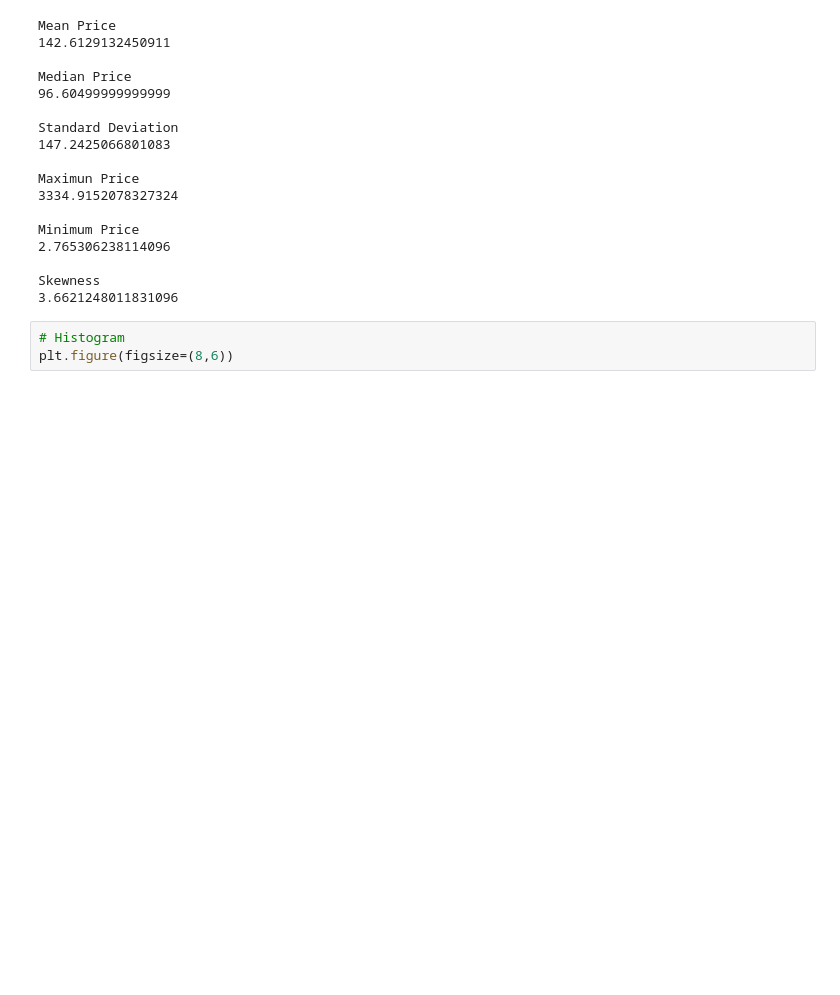
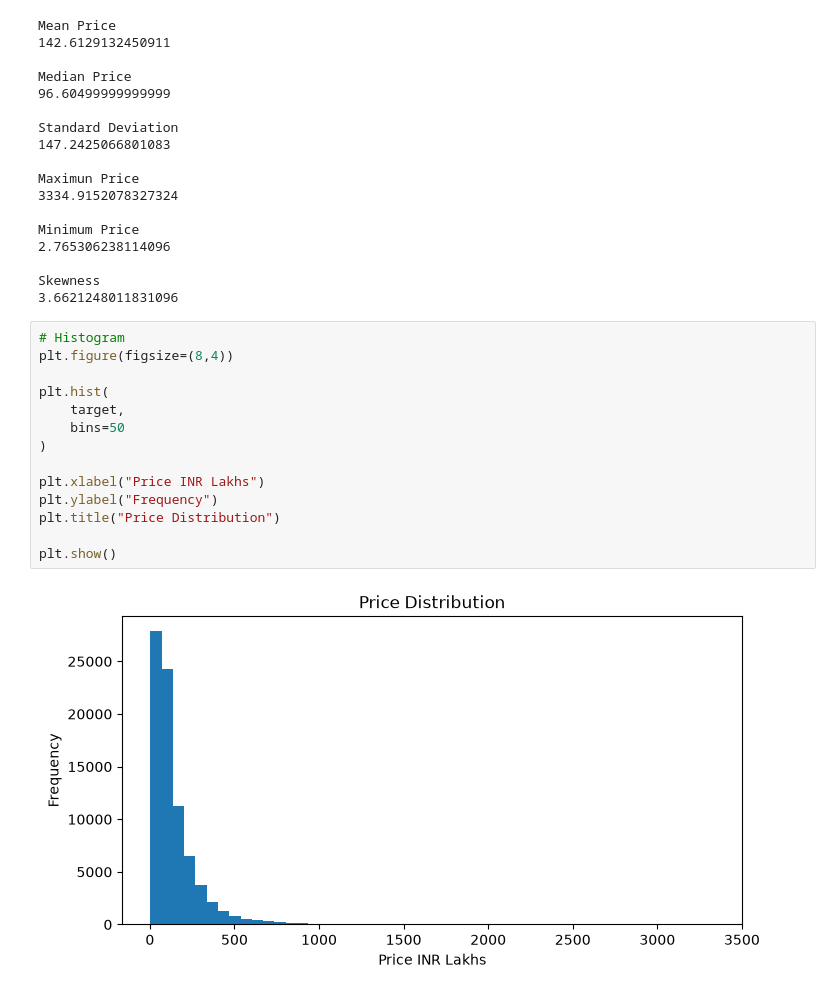
Before and after one commit to hemant237/Fastapi-project, a Jupyter notebook: projects/ML Projects/House predection/target_analysis.ipynb, the cells around one changed output. Saved outputs shown, nothing was run; the diff lists cells and outputs as text; blank space fills up the shorter version.

Commit message:
House Price Charts

```diff
--- a/projects/ML Projects/House predection/target_analysis.ipynb
+++ b/projects/ML Projects/House predection/target_analysis.ipynb
@@ -45,4 +45,17 @@ Skewness
 3.6621248011831096
 # %%
 # Histogram
-plt.figure(figsize=(8,6))
+plt.figure(figsize=(8,4))
+
+plt.hist(
+    target,
+    bins=50
+)
+
+plt.xlabel("Price INR Lakhs")
+plt.ylabel("Frequency")
+plt.title("Price Distribution")
+
+plt.show()
+# %% [output]
+[figure, added]
```
Also changed, not shown: parts of 2 cells of this notebook.
